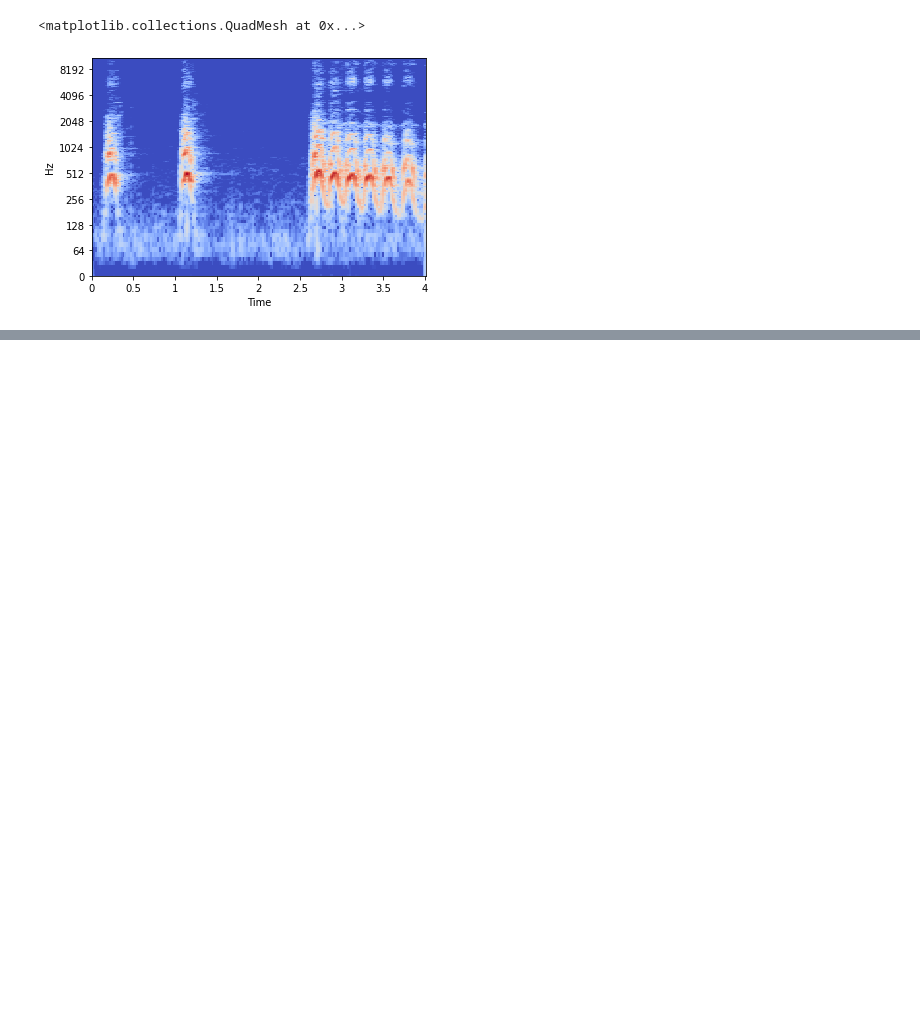
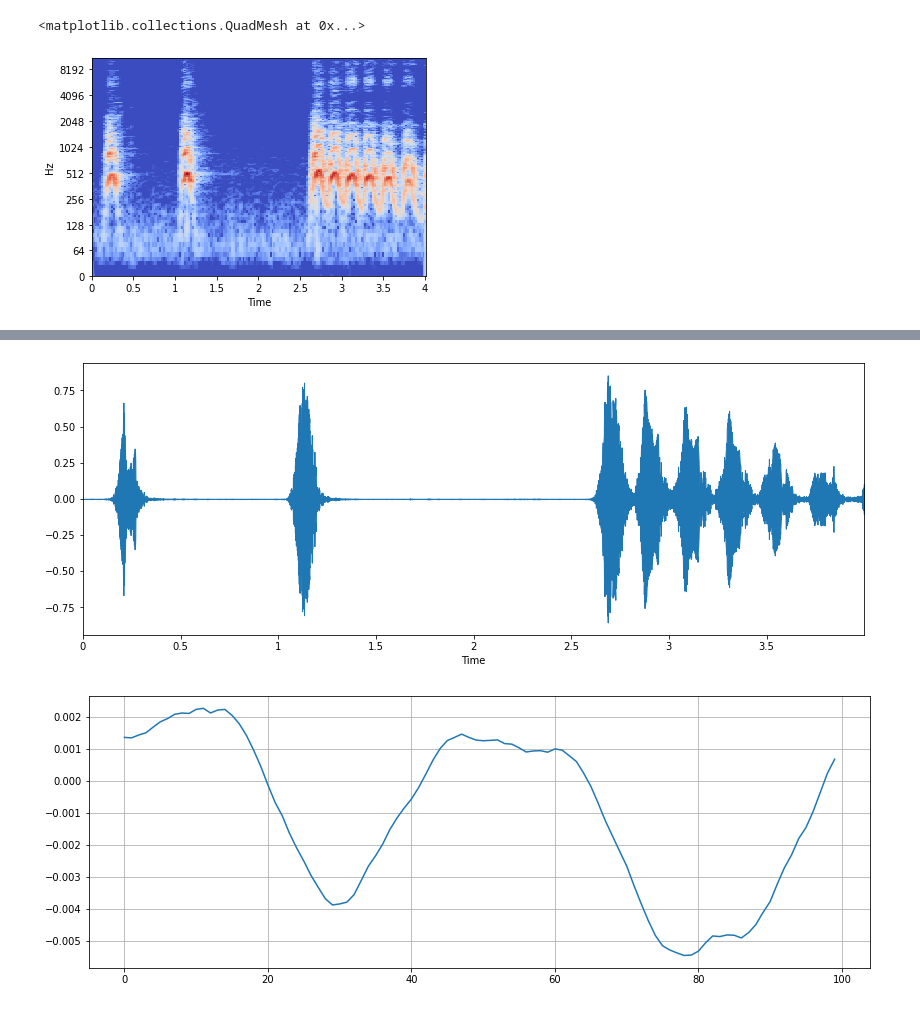
Before and after one commit to NotaCSstudent/UrbanSoundDetection, a Jupyter notebook: urban-soundml.ipynb, the cells around one changed output, grey strips where cells are left out. Saved outputs shown, nothing was run; the diff lists cells and outputs as text; code cells hidden in the pictures; blank space fills up the shorter version.

```diff
--- a/urban-soundml.ipynb
+++ b/urban-soundml.ipynb
@@ -53,0 +92,14 @@ librosa.display.specshow(Xdb, sr=sr, x_axis='time', y_axis='log')
+# %%
+
+#Plot the signal:
+plt.figure(figsize=(14, 5))
+librosa.display.waveplot(x, sr=sr)
+# Zooming in
+n0 = 9000
+n1 = 9100
+plt.figure(figsize=(14, 5))
+plt.plot(x[n0:n1])
+plt.grid()
+# %% [output]
+[figure, added]
+[figure, added]
```
Also changed, not shown: parts of 6 cells of this notebook.
